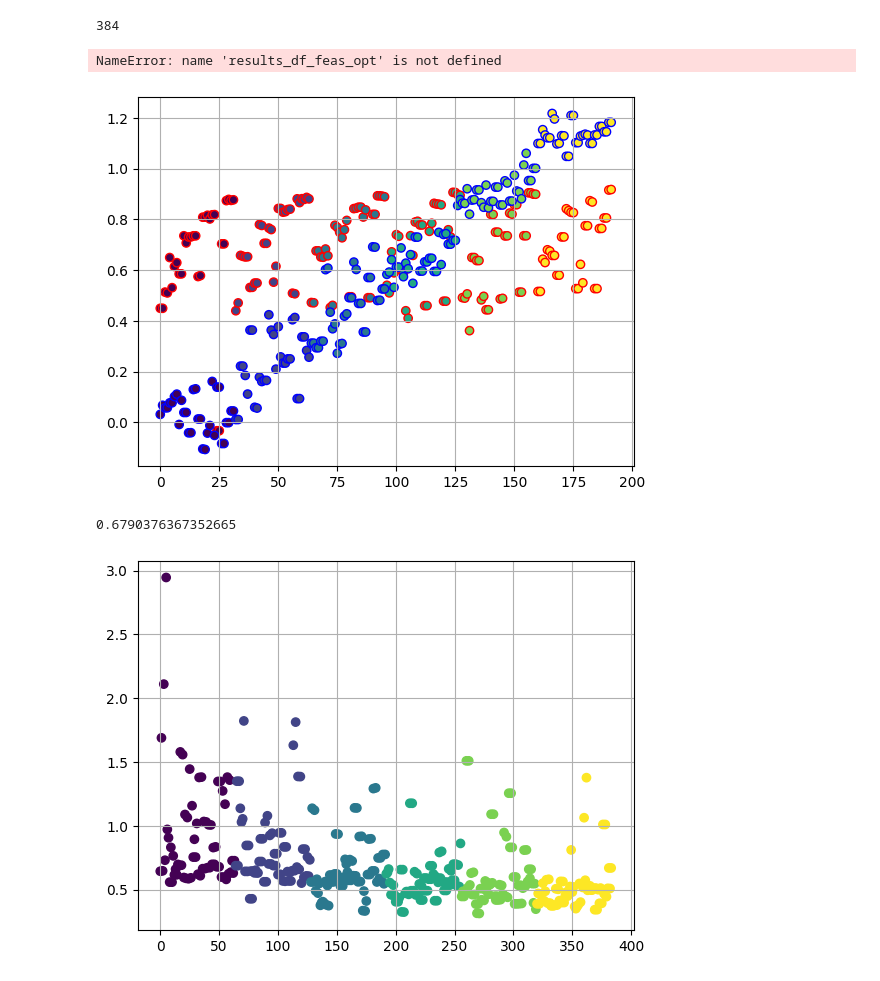
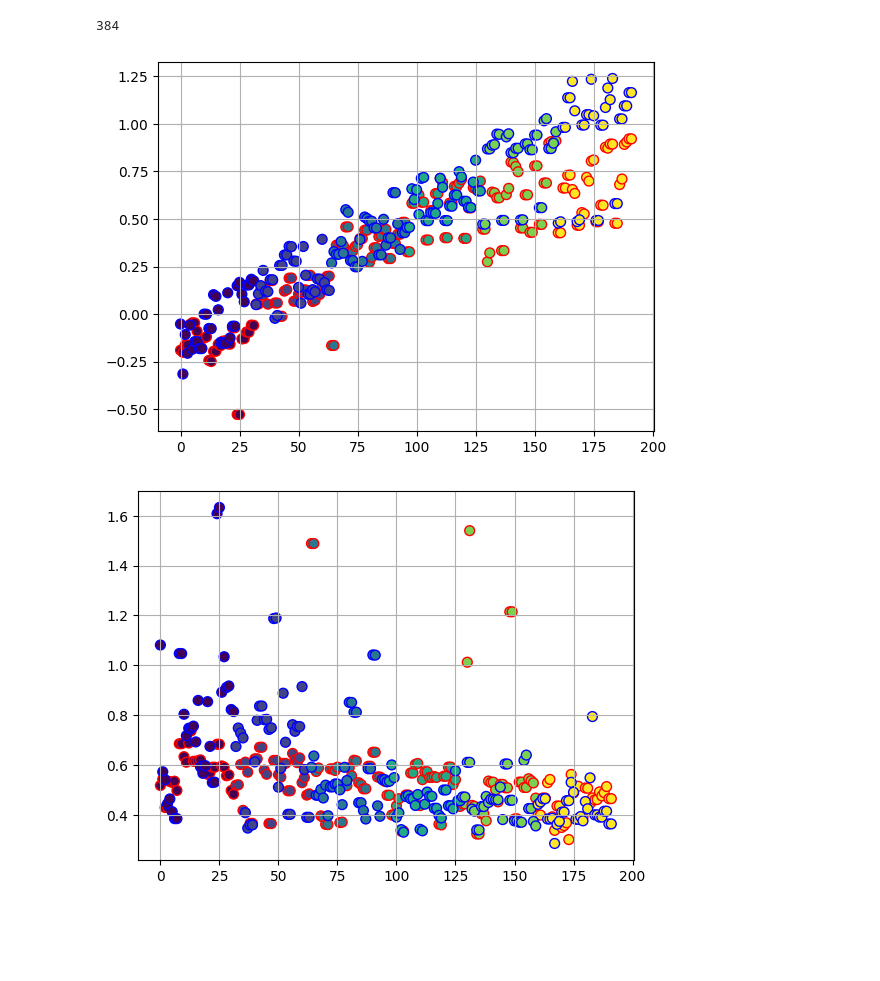
Before and after one commit to SamKhzym/cloud-auto-park, a Jupyter notebook: sim_ws/src/digital_twin/cloud_auto_park/analysis/planning_doe.ipynb, the cells around one changed output. Cells and saved outputs as stored; diff of their text form; code cells hidden in the pictures; blank space fills up the shorter version.

```diff
--- a/sim_ws/src/digital_twin/cloud_auto_park/analysis/planning_doe.ipynb
+++ b/sim_ws/src/digital_twin/cloud_auto_park/analysis/planning_doe.ipynb
@@ -36,7 +36,9 @@ def run_metrics(traj, obstacles):
     min_separation = math.inf
     # for each obstacle, get closest distance between ego following trajectory and the obstacle
     for idx, obstacle_obb in enumerate(obstacles):
-        min_separation = get_min_separation_between_traj_and_obs(traj, obstacle_obb)
+        separation = get_min_separation_between_traj_and_obs(traj, obstacle_obb)
+        if separation < min_separation:
+            min_separation = separation
 
     max_abs_curv = np.max(np.abs(traj.curvatures))
 
@@ -175,21 +186,20 @@ with open(f'data/trajectories.pkl', 'wb') as f:
 # %%
 results_df_feas_opt_wall = results_df[(results_df['gap_dist'] > 4) & (results_df['is_optimized']) & (results_df['is_wall'])]
 results_df_feas_opt_nowall = results_df[(results_df['gap_dist'] > 4) & (results_df['is_optimized']) & (~results_df['is_wall'])]
+results_df_feas_opt = results_df[(results_df['gap_dist'] > 4) & (results_df['is_optimized'])]
 
-plt.scatter(list(range(len(results_df_feas_opt_wall))), results_df_feas_opt_wall['min_sep'], c=results_df_feas_opt_wall['gap_dist'], marker='o', edgecolor='red')
-plt.scatter(list(range(len(results_df_feas_opt_nowall))), results_df_feas_opt_nowall['min_sep'], c=results_df_feas_opt_nowall['gap_dist'], marker='o', edgecolor='blue')
+plt.scatter(list(range(len(results_df_feas_opt_wall))), results_df_feas_opt_wall['min_sep'], c=results_df_feas_opt_wall['gap_dist'], marker='o', edgecolor='red', s=50)
+plt.scatter(list(range(len(results_df_feas_opt_nowall))), results_df_feas_opt_nowall['min_sep'], c=results_df_feas_opt_nowall['gap_dist'], marker='o', edgecolor='blue', s=50)
 plt.grid()
-print(np.mean(results_df_feas_opt['min_sep']))
 # %% [output]
-NameError: name 'results_df_feas_opt' is not defined
-[figure, old version]
+[figure, new version]
 # %%
-plt.scatter(list(range(len(results_df_feas_opt))), results_df_feas_opt['max_abs_curv'], c=results_df_feas_opt['gap_dist'])
+plt.scatter(list(range(len(results_df_feas_opt_wall))), results_df_feas_opt_wall['max_abs_curv'], c=results_df_feas_opt_wall['gap_dist'], marker='o', edgecolor='red', s=50)
+plt.scatter(list(range(len(results_df_feas_opt_nowall))), results_df_feas_opt_nowall['max_abs_curv'], c=results_df_feas_opt_nowall['gap_dist'], marker='o', edgecolor='blue', s=50)
 plt.grid()
-print(np.mean(results_df_feas_opt['max_abs_curv']))
+# print(np.mean(results_df_feas_opt['max_abs_curv']))
 # %% [output]
-0.6790376367352665
-[figure, old version]
+[figure, new version]
 # %%
 results_df_feas_opt.sort_values(by='solve_time')
 
```
Also changed, not shown: parts of 4 cells of this notebook, 4 other files.
